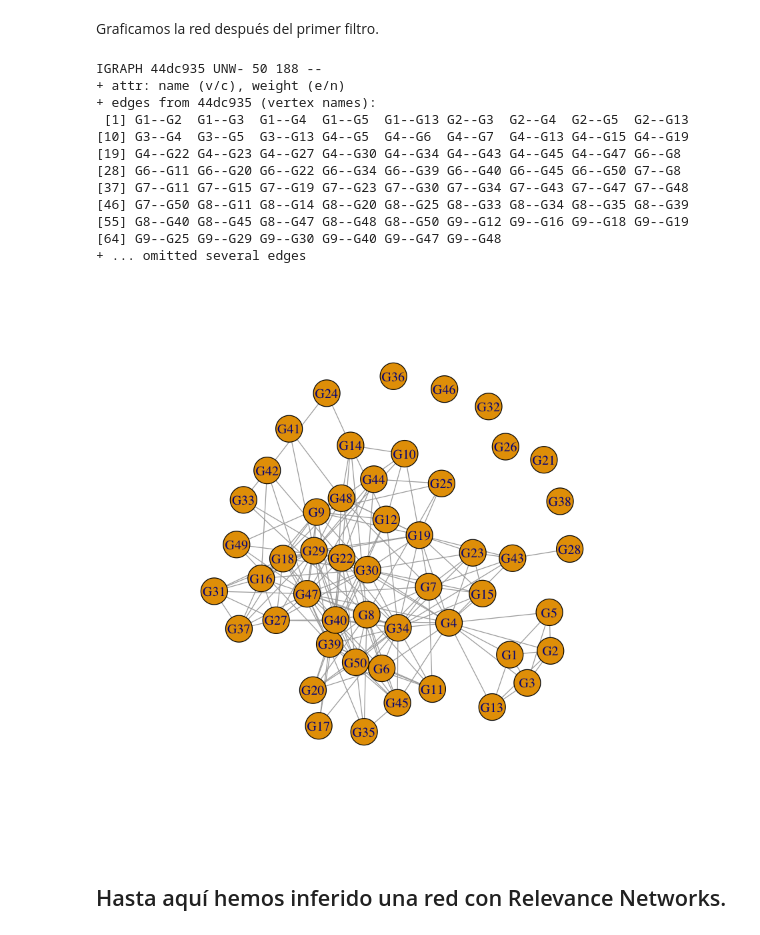
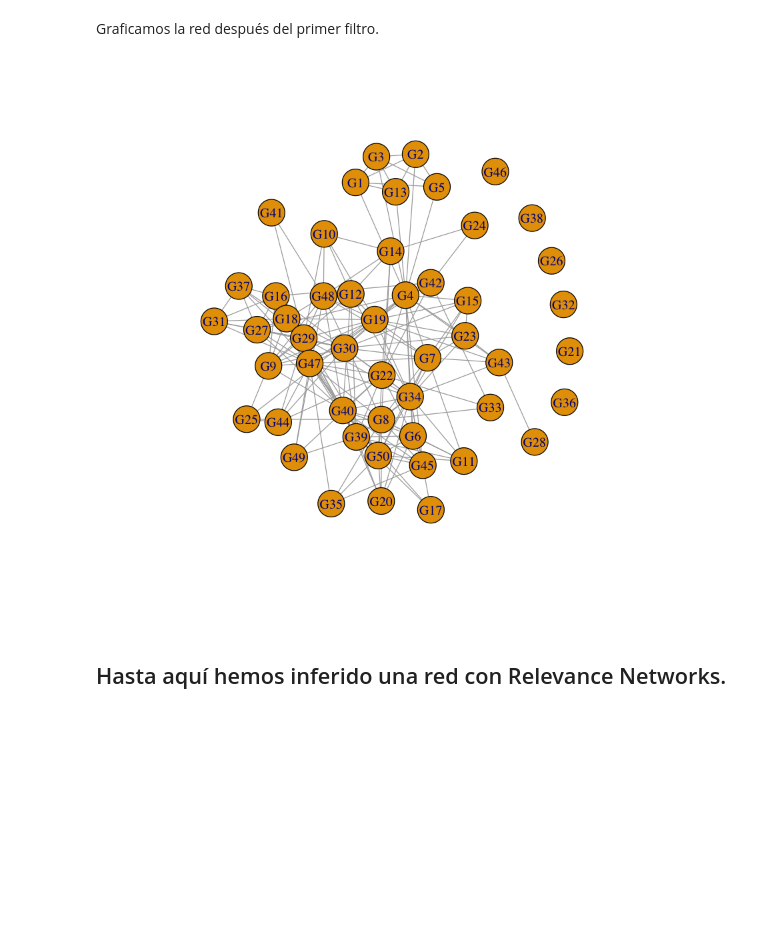
Before and after one commit to Yuriyama/Aracne, a Jupyter notebook: Aracne_R.ipynb, the cells around one changed output. Drawn from its saved outputs; the diff is of its cells as text; code cells hidden in the pictures; blank space fills up the shorter version.

```diff
--- a/Aracne_R.ipynb
+++ b/Aracne_R.ipynb
@@ -154,23 +141,10 @@ Graficamos la red después del primer filtro.
 # %%
 #Veamos la red
 
 g1 <- graph_from_adjacency_matrix(matriz_MI, mode = "undirected", weighted = TRUE)
-g1
 plot(g1)
 # %% [output]
-IGRAPH 44dc935 UNW- 50 188 --
-+ attr: name (v/c), weight (e/n)
-+ edges from 44dc935 (vertex names):
- [1] G1--G2  G1--G3  G1--G4  G1--G5  G1--G13 G2--G3  G2--G4  G2--G5  G2--G13
-[10] G3--G4  G3--G5  G3--G13 G4--G5  G4--G6  G4--G7  G4--G13 G4--G15 G4--G19
-[19] G4--G22 G4--G23 G4--G27 G4--G30 G4--G34 G4--G43 G4--G45 G4--G47 G6--G8
-[28] G6--G11 G6--G20 G6--G22 G6--G34 G6--G39 G6--G40 G6--G45 G6--G50 G7--G8
-[37] G7--G11 G7--G15 G7--G19 G7--G23 G7--G30 G7--G34 G7--G43 G7--G47 G7--G48
-[46] G7--G50 G8--G11 G8--G14 G8--G20 G8--G25 G8--G33 G8--G34 G8--G35 G8--G39
-[55] G8--G40 G8--G45 G8--G47 G8--G48 G8--G50 G9--G12 G9--G16 G9--G18 G9--G19
-[64] G9--G25 G9--G29 G9--G30 G9--G40 G9--G47 G9--G48
-+ ... omitted several edges
-[figure, old version]
+[figure, new version]
 # %% [markdown]
 ## Hasta aquí hemos inferido una red con Relevance Networks.
 # %% [markdown]
```
Also changed, not shown: parts of 5 cells of this notebook.
